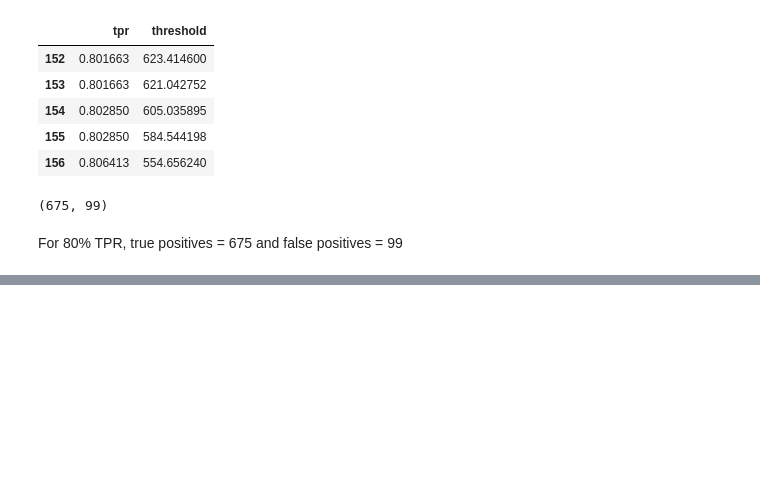
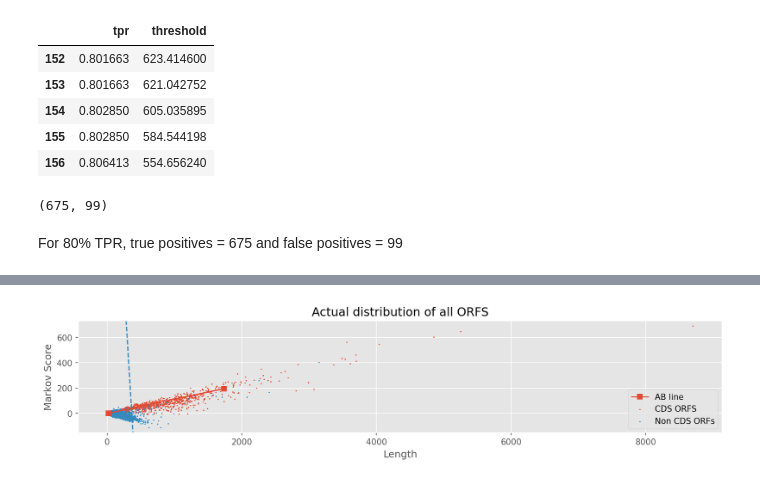
Before and after one commit to krishansubudhi/UW_CompBio, a Jupyter notebook: Assignment5/notebooks/plot.ipynb, the cells around one changed output, grey strips where cells are left out. Saved outputs shown, nothing was run; the diff lists cells and outputs as text; code cells hidden in the pictures; blank space fills up the shorter version.

```diff
--- a/Assignment5/notebooks/plot.ipynb
+++ b/Assignment5/notebooks/plot.ipynb
@@ -325,0 +325,23 @@ For 80% TPR, true positives = 675 and false positives = 99
+# %%
+fig, ax = plt.subplots()
+fig.set_figwidth(14)
+fig.set_figheight(2.5)
+fig.set_dpi(150)
+i_diffs = score_orf.apply(get_intercept_diff, axis = 1)
+
+ax.plot([short_median_x, long_median_x], [short_median_y, long_median_y],marker ='s')
+
+ax.scatter(score_orf[score_orf.isCDS].length, score_orf[score_orf.isCDS].scores, s = 1)
+ax.scatter(score_orf[~score_orf.isCDS].length, score_orf[~score_orf.isCDS].scores,s = 1)
+ax.set_xlabel('Length')
+ax.set_ylabel('Markov Score')
+ax.set_title('Actual distribution of all ORFS')
+ax.legend(['AB line','CDS ORFS', 'Non CDS ORFs'],loc = 'lower right')
+ax.plot(x_vals, y_vals, '--')
+
+
+ax.set_xbound(*xlim)
+ax.set_ybound(*ylim)
+plt.show()
+# %% [output]
+[figure, added]
```
Also changed, not shown: parts of 3 cells of this notebook.
